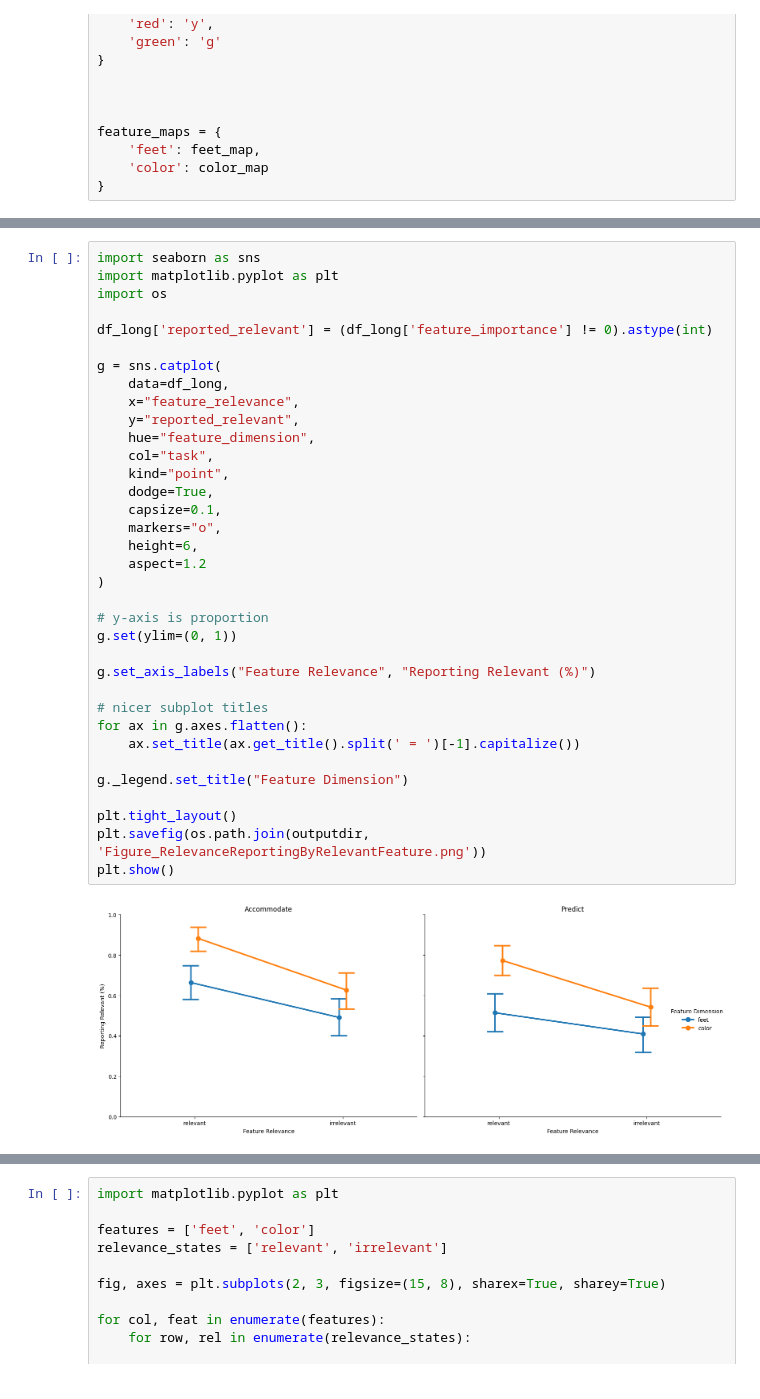
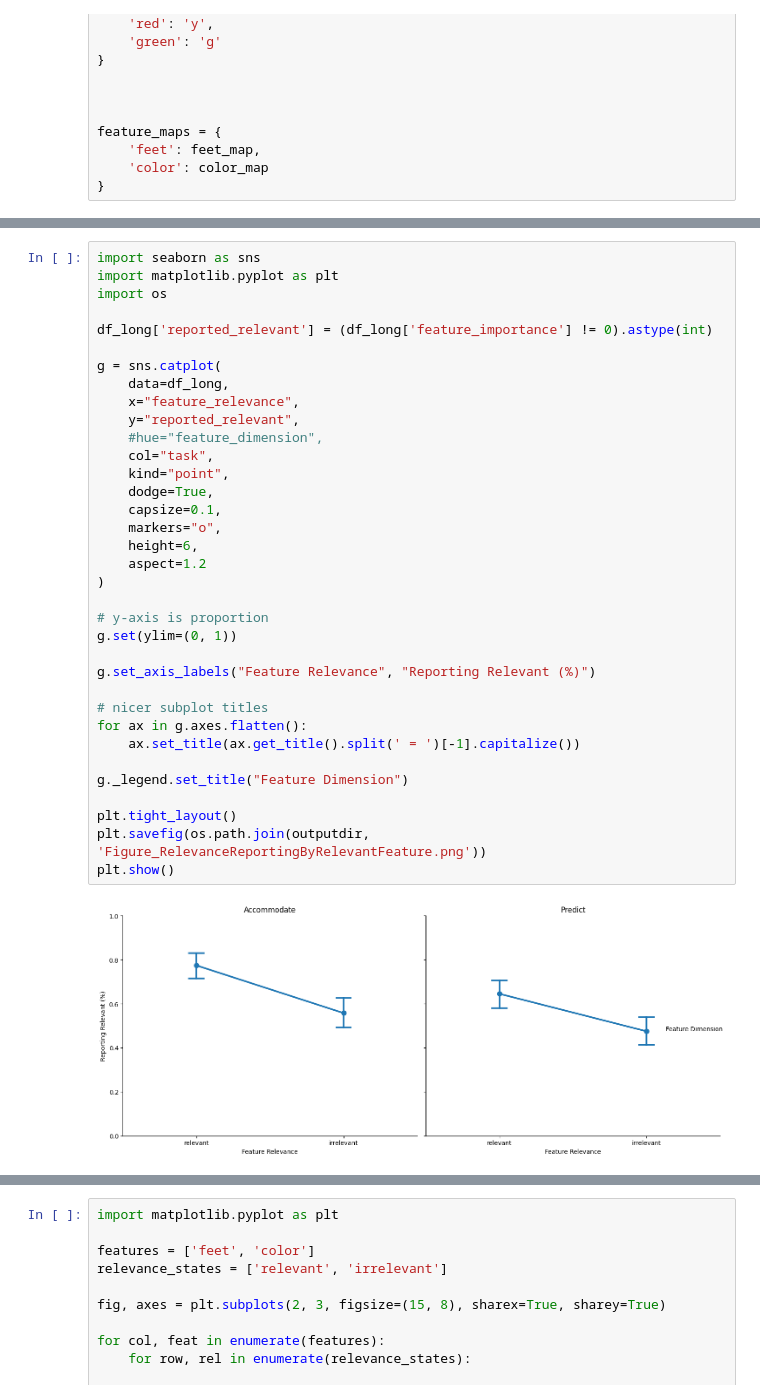
Before and after one commit to sebmonte/Prediction-Accomodation-Exp, a Jupyter notebook: Analysis/Scripts/Study3/Acc-PreCompare.ipynb, the cells around one changed output, grey strips where cells are left out. Saved outputs shown, nothing was run; the diff lists cells and outputs as text.

Commit message:
plots for study 3

```diff
--- a/Analysis/Scripts/Study3/Acc-PreCompare.ipynb
+++ b/Analysis/Scripts/Study3/Acc-PreCompare.ipynb
@@ -650,32 +720,32 @@ import os
 df_long['reported_relevant'] = (df_long['feature_importance'] != 0).astype(int)
 
 g = sns.catplot(
     data=df_long,
     x="feature_relevance",
     y="reported_relevant",
-    hue="feature_dimension",
+    #hue="feature_dimension",
     col="task",
     kind="point",
     dodge=True,
     capsize=0.1,
     markers="o",
     height=6,
     aspect=1.2
 )
 
 # y-axis is proportion
 g.set(ylim=(0, 1))
 
 g.set_axis_labels("Feature Relevance", "Reporting Relevant (%)")
 
 # nicer subplot titles
 for ax in g.axes.flatten():
     ax.set_title(ax.get_title().split(' = ')[-1].capitalize())
 
 g._legend.set_title("Feature Dimension")
 
 plt.tight_layout()
 plt.savefig(os.path.join(outputdir, 'Figure_RelevanceReportingByRelevantFeature.png'))
 plt.show()
 # %% [output]
-[figure, old version]
+[figure, new version]
```
Also changed, not shown: parts of 12 cells of this notebook, 17 other files.
